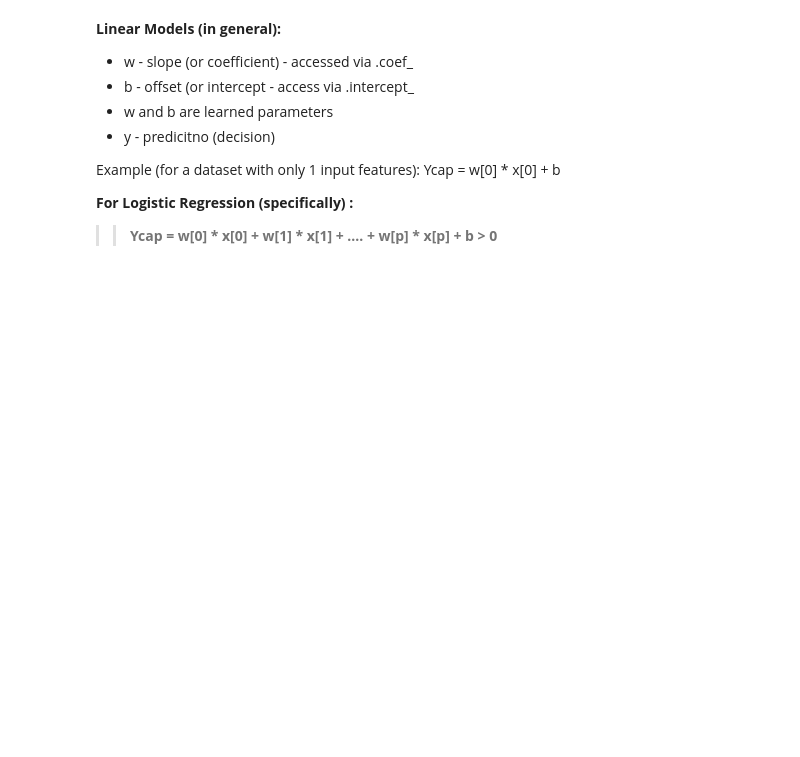
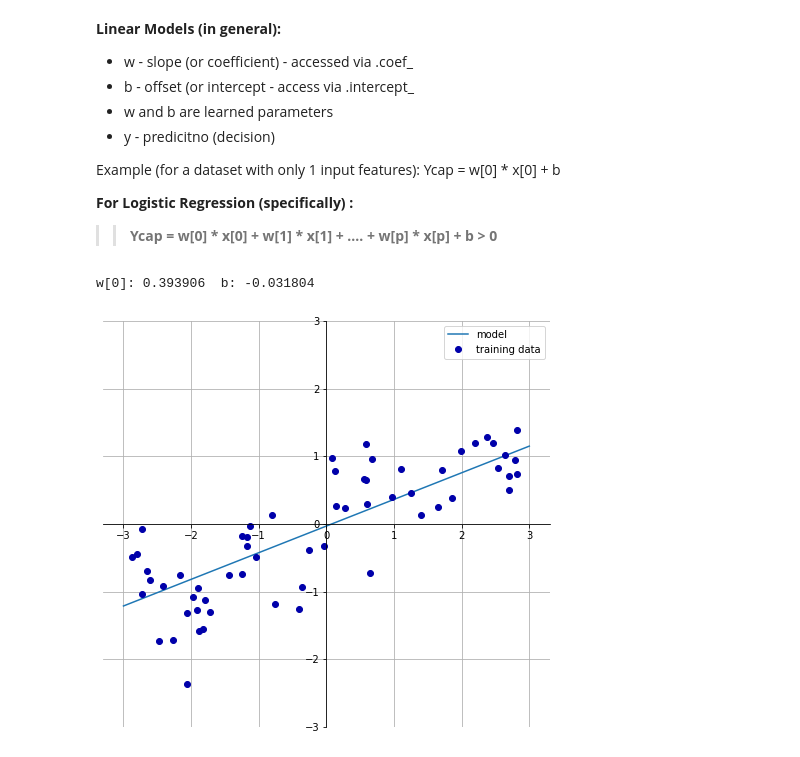
Before and after one commit to rajarameshchindu/datascience, a Jupyter notebook: Hands-On Machine Learning with scikit-learn and Python from Udemy.ipynb, the cells around one changed output. Saved outputs shown, nothing was run; the diff lists cells and outputs as text; code cells hidden in the pictures; blank space fills up the shorter version.

```diff
--- a/Hands-On Machine Learning with scikit-learn and Python from Udemy.ipynb
+++ b/Hands-On Machine Learning with scikit-learn and Python from Udemy.ipynb
@@ -263,3 +263,9 @@ Example (for a dataset with only 1 input features): Ycap = w[0] * x[0] + b
 **For Logistic Regression (specifically) :**
 
 >> **Ycap = w[0] * x[0] + w[1] * x[1] + .... + w[p] * x[p] + b > 0**
+# %%
+import mglearn # credits to Muller and Guido 2016 (link above)
+mglearn.plots.plot_linear_regression_wave()
+# %% [output]
+w[0]: 0.393906  b: -0.031804
+[figure, added]
```
Also changed, not shown: parts of 1 cell of this notebook.
